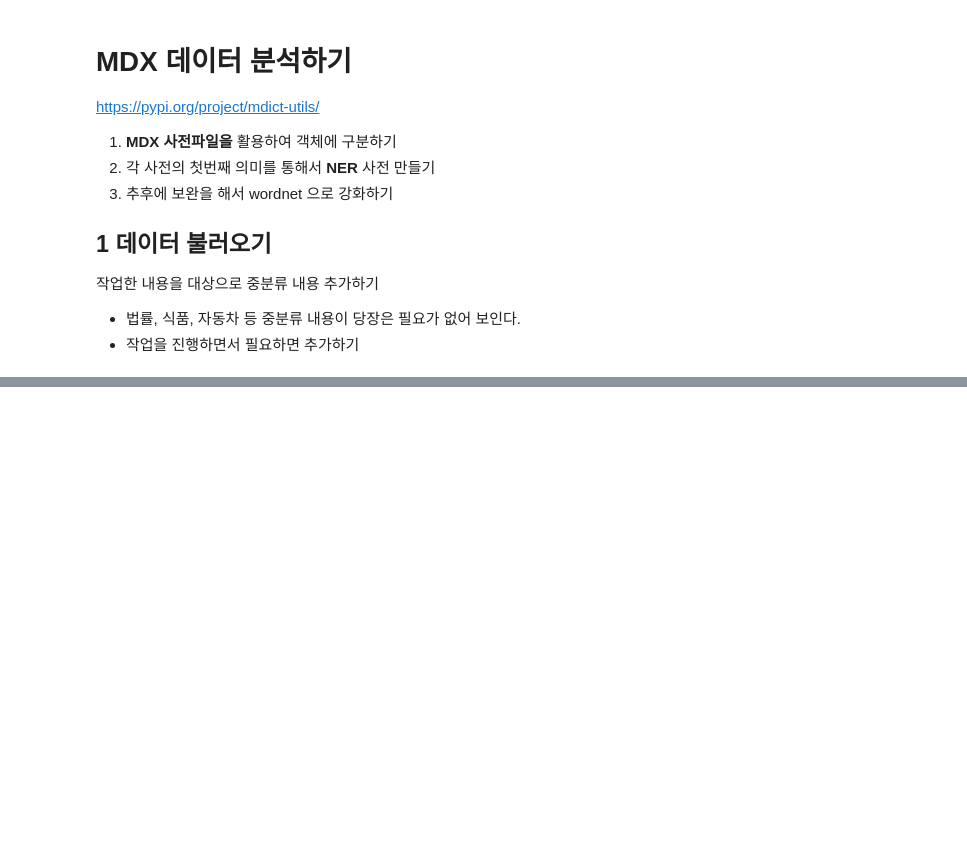
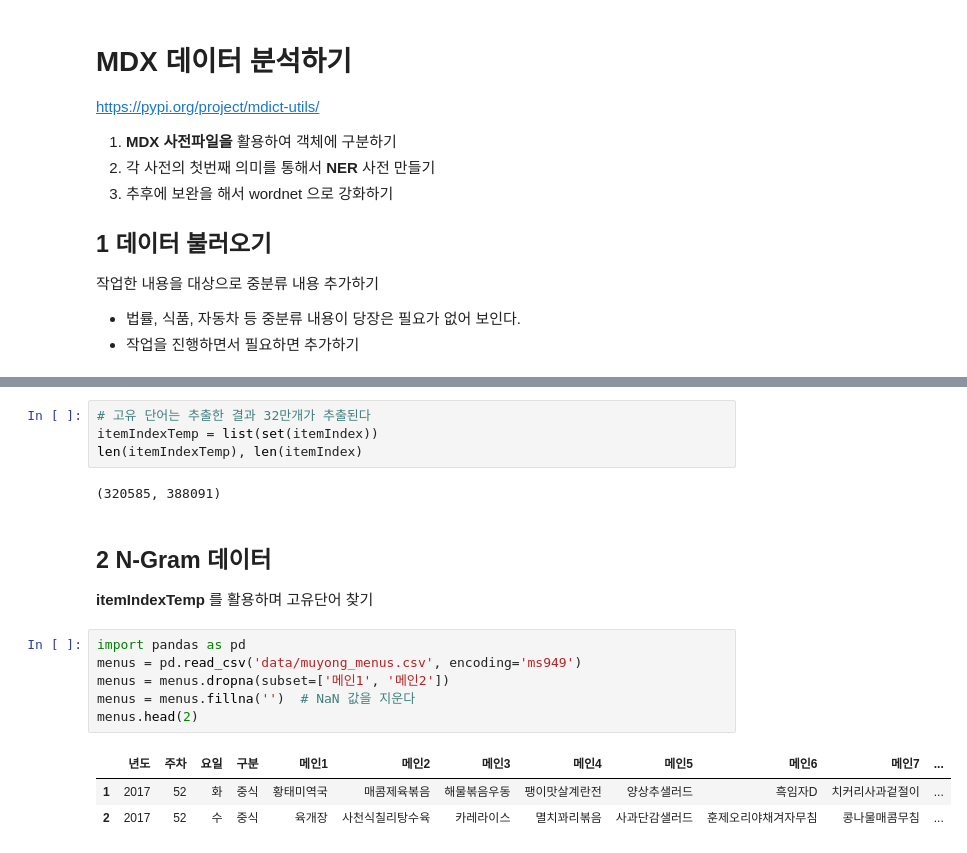
Before and after one commit to YongBeomKim/nlp_tutorial, a Jupyter notebook: 04-4.NERRange.ipynb, the cells around one changed output, grey strips where cells are left out. Cells and saved outputs as stored; diff of their text form; blank space fills up the shorter version.

```diff
--- a/04-4.NERRange.ipynb
+++ b/04-4.NERRange.ipynb
@@ -31,0 +32,19 @@ nerDict[nerDict.Text == "볶음"]
+# %%
+# 고유 단어는 추출한 결과 32만개가 추출된다
+itemIndexTemp = list(set(itemIndex))
+len(itemIndexTemp), len(itemIndex)
+# %% [output]
+(320585, 388091)
+# %% [markdown]
+## **2 N-Gram 데이터**
+**itemIndexTemp** 를 활용하며 고유단어 찾기
+# %%
+import pandas as pd
+menus = pd.read_csv('data/muyong_menus.csv', encoding='ms949')
+menus = menus.dropna(subset=['메인1', '메인2'])
+menus = menus.fillna('')  # NaN 값을 지운다
+menus.head(2)
+# %% [output]
+|  | 년도 | 주차 | 요일 | 구분 | 메인1 | 메인2 | 메인3 | 메인4 | 메인5 | 메인6 | 메인7 | ... |
+| 1 | 2017 | 52 | 화 | 중식 | 황태미역국 | 매콤제육볶음 | 해물볶음우동 | 팽이맛살계란전 | 양상추샐러드 | 흑임자D | 치커리사과겉절이 | ... |
+| 2 | 2017 | 52 | 수 | 중식 | 육개장 | 사천식칠리탕수육 | 카레라이스 | 멸치꽈리볶음 | 사과단감샐러드 | 훈제오리야채겨자무침 | 콩나물매콤무침 | ... |
```
Also changed, not shown: parts of 19 cells of this notebook, 13 other files.
